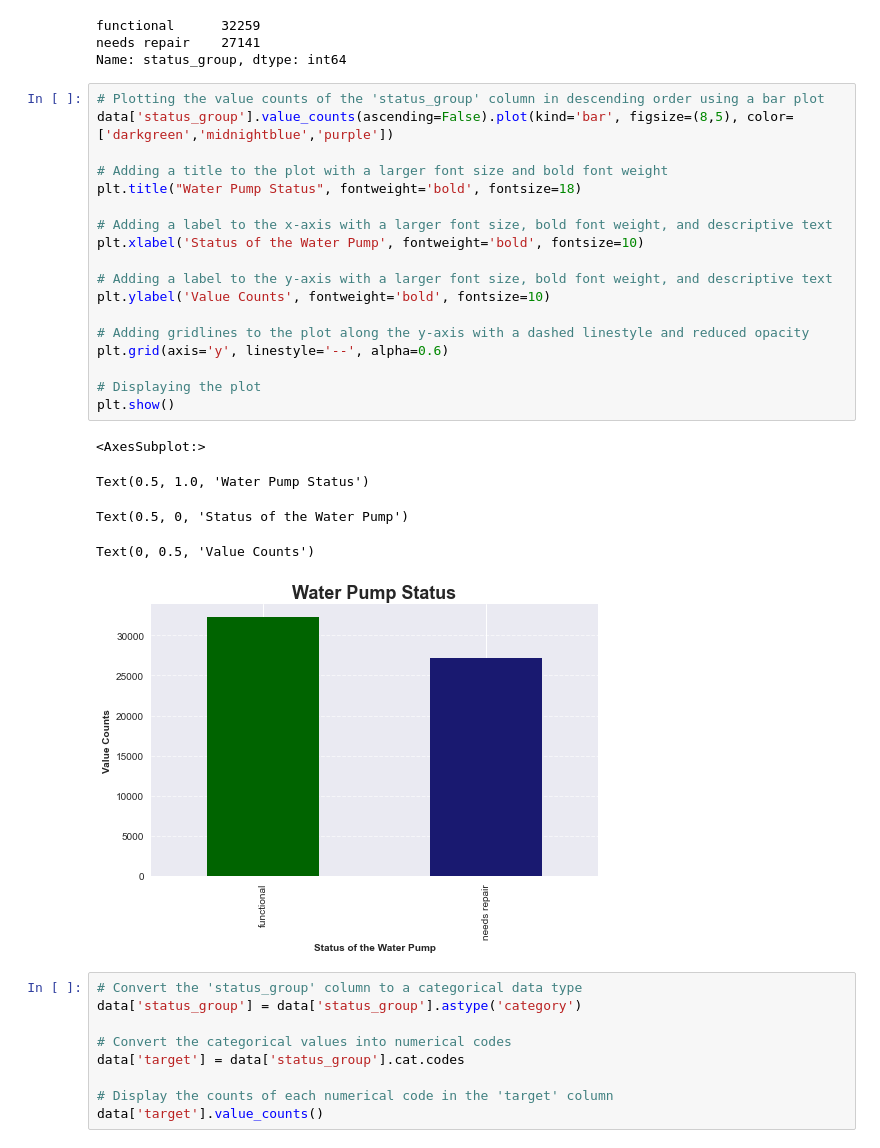
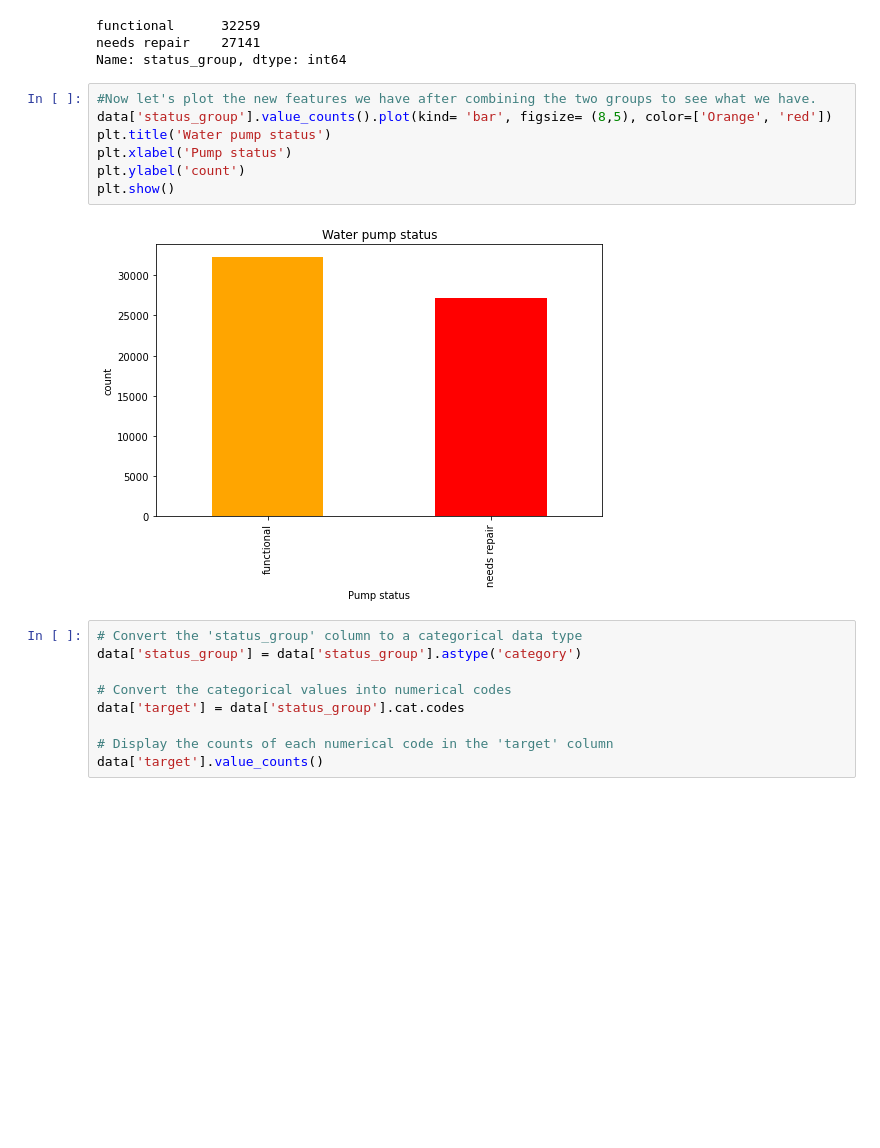
Before and after one commit to MyraKadenge/dsc-phase-3-project-v2-3, a Jupyter notebook: index.ipynb, the cells around one changed output. Saved outputs shown, nothing was run; the diff lists cells and outputs as text; blank space fills up the shorter version.

```diff
--- a/index.ipynb
+++ b/index.ipynb
@@ -304,30 +342,15 @@ data['status_group'].value_counts()
 functional      32259
 needs repair    27141
 Name: status_group, dtype: int64
-# %%
-# Plotting the value counts of the 'status_group' column in descending order using a bar plot
-data['status_group'].value_counts(ascending=False).plot(kind='bar', figsize=(8,5), color=['darkgreen','midnightblue','purple'])
-
-# Adding a title to the plot with a larger font size and bold font weight
-plt.title("Water Pump Status", fontweight='bold', fontsize=18)
-
-# Adding a label to the x-axis with a larger font size, bold font weight, and descriptive text
-plt.xlabel('Status of the Water Pump', fontweight='bold', fontsize=10)
-
-# Adding a label to the y-axis with a larger font size, bold font weight, and descriptive text
-plt.ylabel('Value Counts', fontweight='bold', fontsize=10)
-
-# Adding gridlines to the plot along the y-axis with a dashed linestyle and reduced opacity
-plt.grid(axis='y', linestyle='--', alpha=0.6)
-
-# Displaying the plot
-plt.show()
-# %% [output]
-<AxesSubplot:>
-Text(0.5, 1.0, 'Water Pump Status')
-Text(0.5, 0, 'Status of the Water Pump')
-Text(0, 0.5, 'Value Counts')
-[figure, removed]
+# %%
+#Now let's plot the new features we have after combining the two groups to see what we have.
+data['status_group'].value_counts().plot(kind= 'bar', figsize= (8,5), color=['Orange', 'red'])
+plt.title('Water pump status')
+plt.xlabel('Pump status')
+plt.ylabel('count')
+plt.show()
+# %% [output]
+[figure, added]
 # %%
 # Convert the 'status_group' column to a categorical data type
 data['status_group'] = data['status_group'].astype('category')
```
Also changed, not shown: parts of 32 cells of this notebook.
